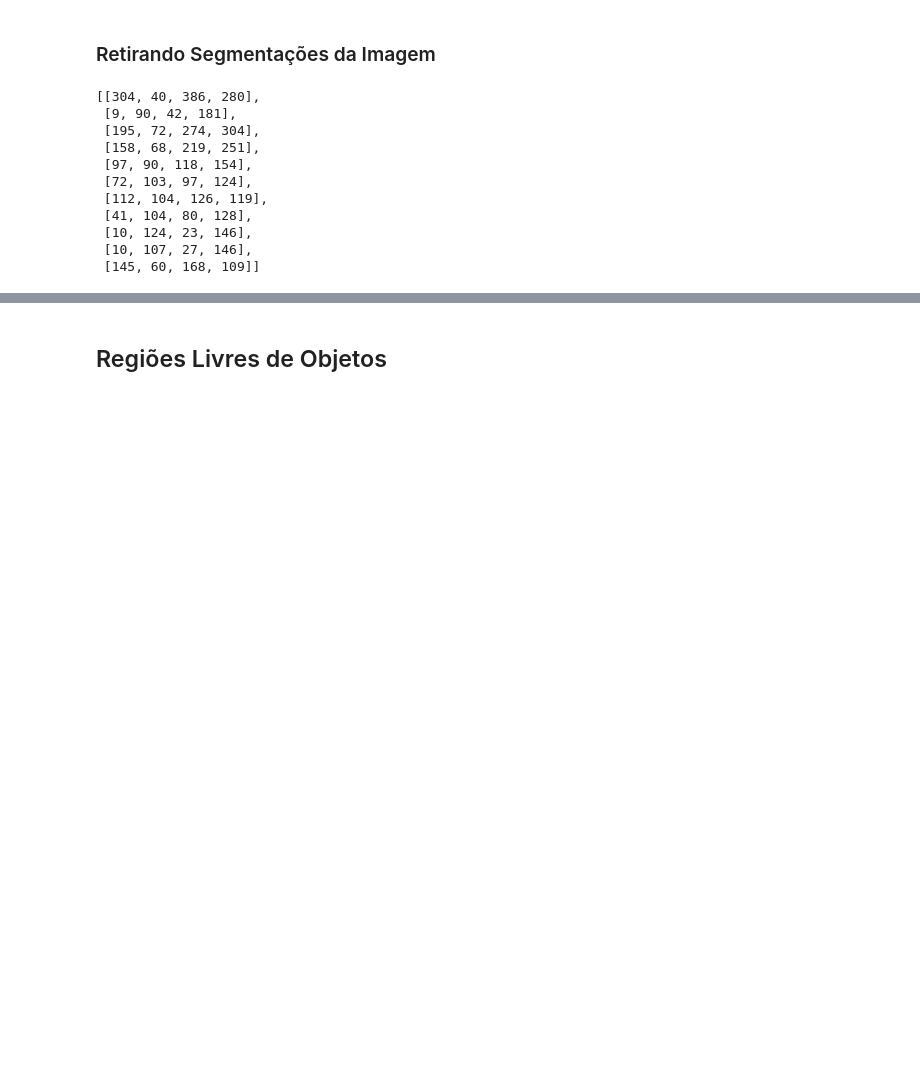
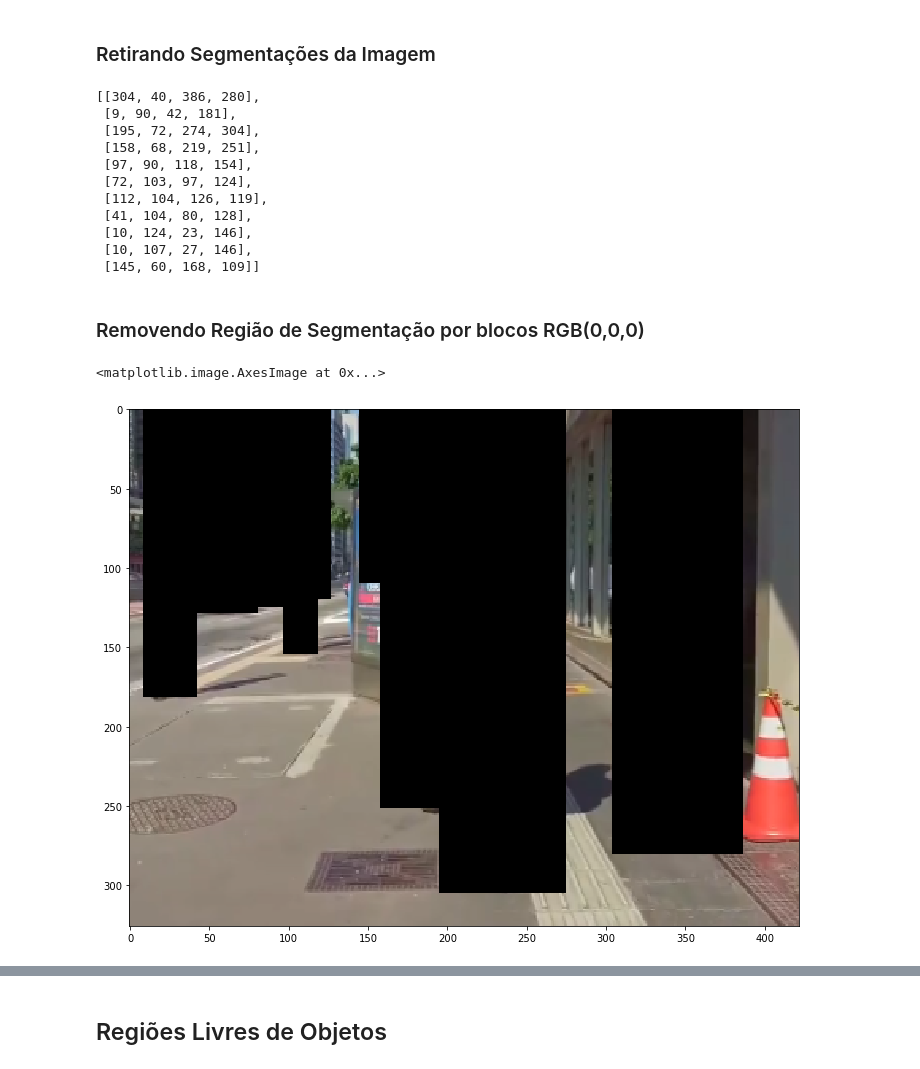
Before and after one commit to DoGuide-PI2/DoGuide-API, a Jupyter notebook: detection/doguideCV.ipynb, the cells around one changed output, grey strips where cells are left out. Drawn from its saved outputs; the diff is of its cells as text; code cells hidden in the pictures; blank space fills up the shorter version.

```diff
--- a/detection/doguideCV.ipynb
+++ b/detection/doguideCV.ipynb
@@ -198,6 +211,32 @@ retangulos_pred
  [10, 124, 23, 146],
  [10, 107, 27, 146],
  [145, 60, 168, 109]]
+# %% [markdown]
+### Removendo Região de Segmentação por blocos RGB(0,0,0)
+# %%
+image = cv2.imread("./images/" + imagem)
+cont = 1
+for pontos in retangulos_pred:
+    cont+=1
+
+
+    start_point = (pontos[0], pontos[1]-1000) # Esticando região do objeto
+    end_point = (pontos[2], pontos[3])
+
+    color = (0, 0, 0)
+    thickness = -1
+
+    image = cv2.rectangle(image, start_point, end_point, color, thickness)
+
+# Displaying the image
+# cv2.imshow('Imagem S/ objetos', image)
+# cv2.waitKey(0)
+# cv2.destroyAllWindows()
+plt.figure(figsize = (12,12))
+plt.imshow(cv2.cvtColor(image, cv2.COLOR_BGR2RGB))
+# %% [output]
+<matplotlib.image.AxesImage at 0x...>
+[figure, added]
 # %%
 image = cv2.imread("./images/" + imagem)
 cont = 1
```
Also changed, not shown: parts of 8 cells of this notebook, 1 other file.
